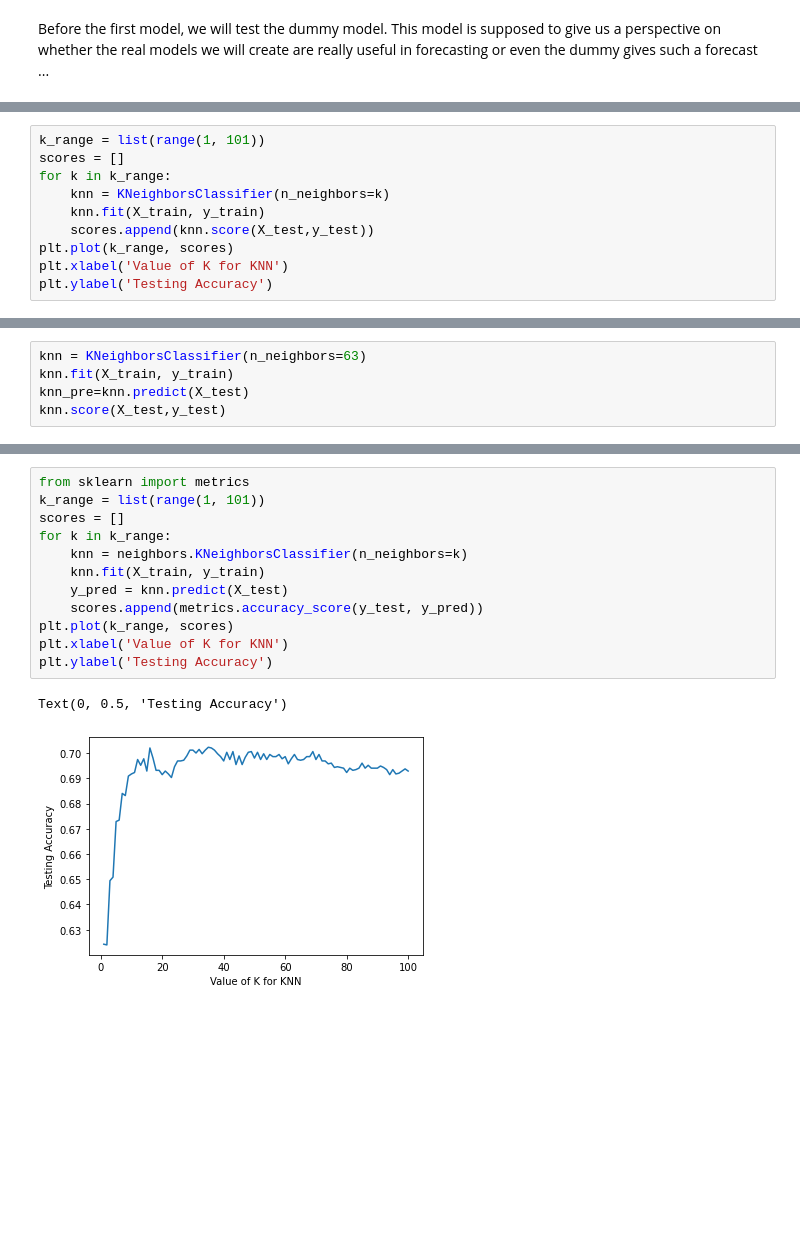
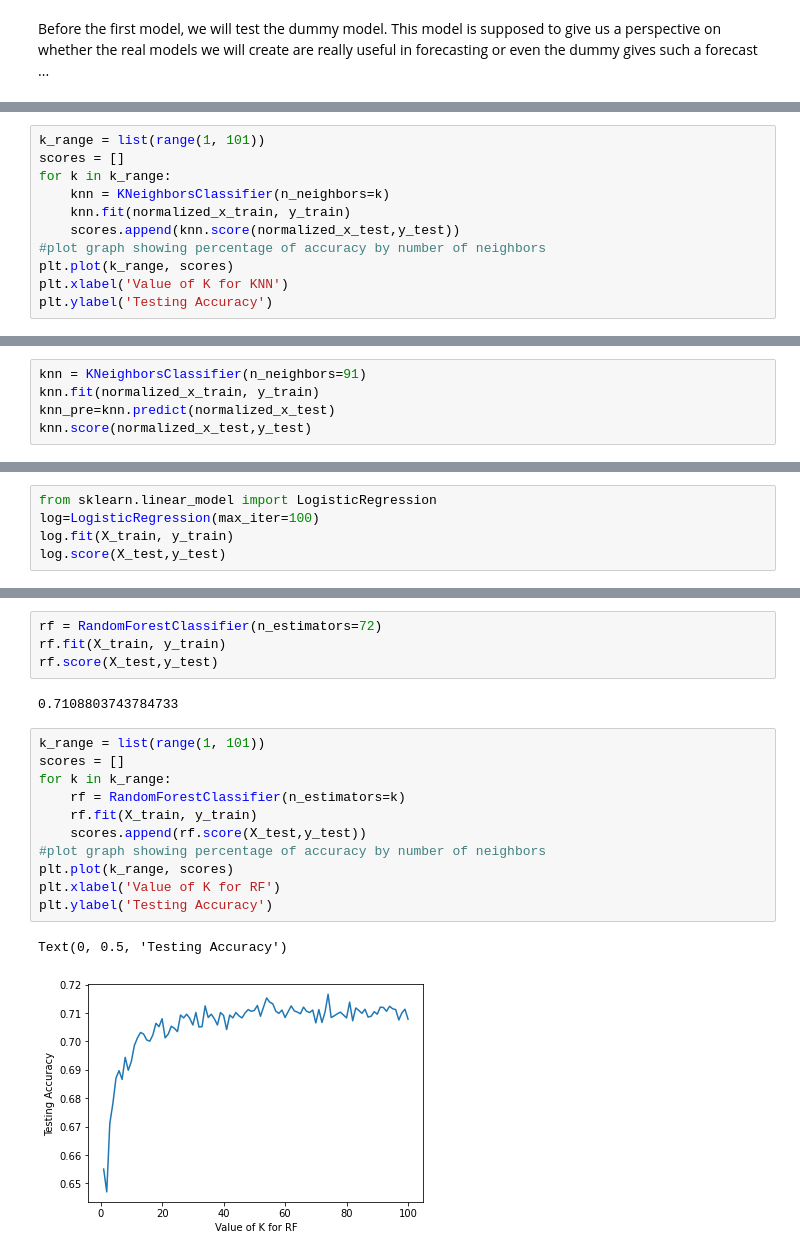
Before and after one commit to noamya-sh/Final-project-SemesterA, a Jupyter notebook: Cardiovascular-Disease-classification.ipynb, the cells around one changed output, grey strips where cells are left out. Saved outputs shown, nothing was run; the diff lists cells and outputs as text; blank space fills up the shorter version.

```diff
--- a/Cardiovascular-Disease-classification.ipynb
+++ b/Cardiovascular-Disease-classification.ipynb
@@ -219,8 +301,9 @@ k_range = list(range(1, 101))
 scores = []
 for k in k_range:
     knn = KNeighborsClassifier(n_neighbors=k)
-    knn.fit(X_train, y_train)
-    scores.append(knn.score(X_test,y_test))
+    knn.fit(normalized_x_train, y_train)
+    scores.append(knn.score(normalized_x_test,y_test))
+#plot graph showing percentage of accuracy by number of neighbors
 plt.plot(k_range, scores)
 plt.xlabel('Value of K for KNN')
 plt.ylabel('Testing Accuracy')
@@ -230,6 +315,6 @@ Text(0, 0.5, 'Testing Accuracy')
 # %%
-knn = KNeighborsClassifier(n_neighbors=63)
-knn.fit(X_train, y_train)
-knn_pre=knn.predict(X_test)
-knn.score(X_test,y_test)
+knn = KNeighborsClassifier(n_neighbors=91)
+knn.fit(normalized_x_train, y_train)
+knn_pre=knn.predict(normalized_x_test)
+knn.score(normalized_x_test,y_test)
 # %% [output]
@@ -296,0 +371,5 @@ Name: gender, Length: 69871, dtype: int64
+# %%
+from sklearn.linear_model import LogisticRegression
+log=LogisticRegression(max_iter=100)
+log.fit(X_train, y_train)
+log.score(X_test,y_test)
@@ -297,15 +390,20 @@ Name: gender, Length: 69871, dtype: int64
+# %%
+rf = RandomForestClassifier(n_estimators=72)
+rf.fit(X_train, y_train)
+rf.score(X_test,y_test)
+# %% [output]
+0.7108803743784733
 # %%
-from sklearn import metrics
 k_range = list(range(1, 101))
 scores = []
 for k in k_range:
-    knn = neighbors.KNeighborsClassifier(n_neighbors=k)
-    knn.fit(X_train, y_train)
-    y_pred = knn.predict(X_test)
-    scores.append(metrics.accuracy_score(y_test, y_pred))
+    rf = RandomForestClassifier(n_estimators=k)
+    rf.fit(X_train, y_train)
+    scores.append(rf.score(X_test,y_test))
+#plot graph showing percentage of accuracy by number of neighbors
 plt.plot(k_range, scores)
-plt.xlabel('Value of K for KNN')
+plt.xlabel('Value of K for RF')
 plt.ylabel('Testing Accuracy')
 # %% [output]
 Text(0, 0.5, 'Testing Accuracy')
-[figure, old version]
+[figure, new version]
```
Also changed, not shown: parts of 41 cells of this notebook.
